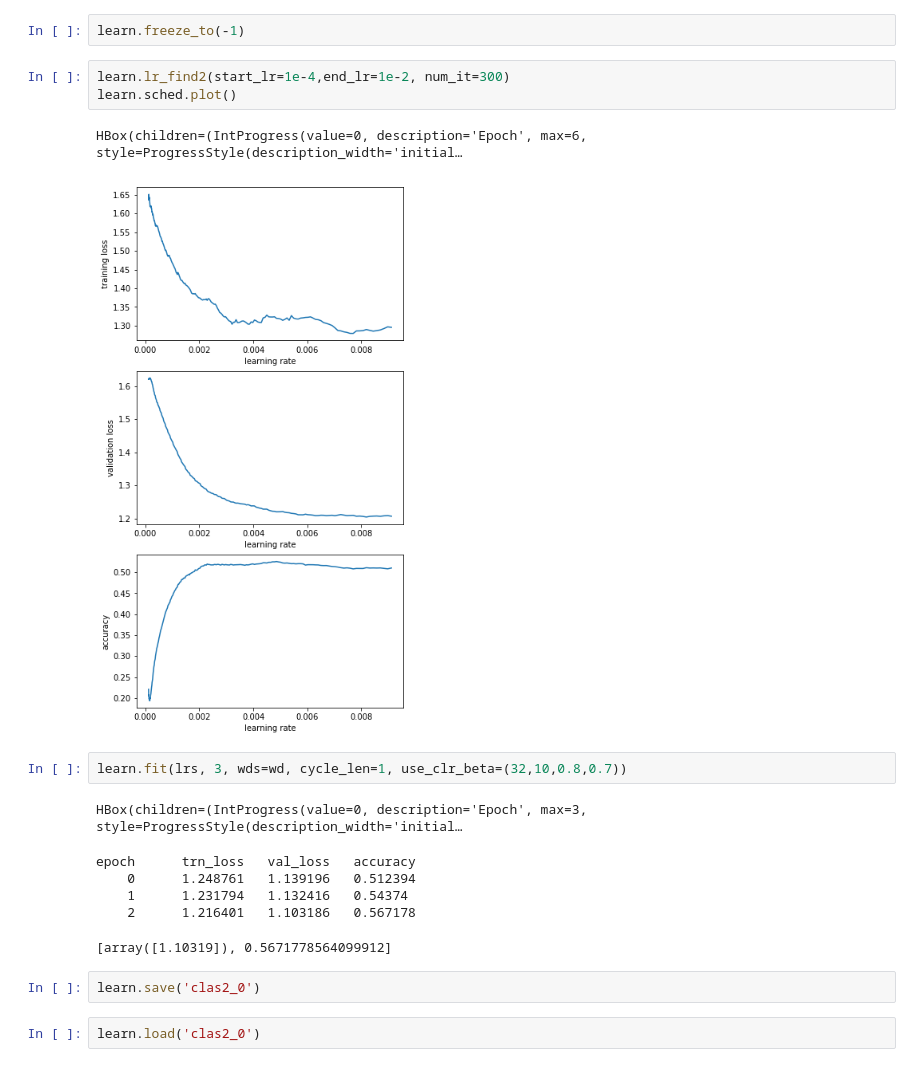
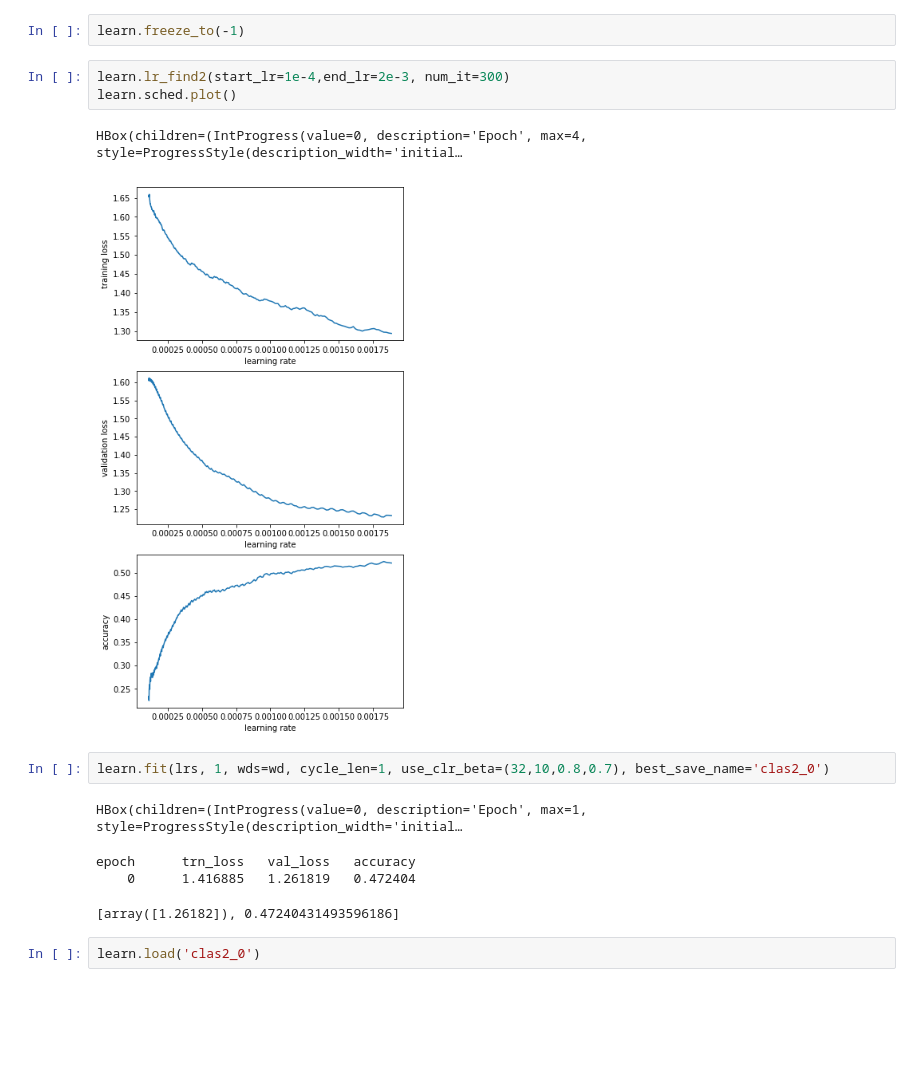
Before and after one commit to adai183/ULMFiT_es, a Jupyter notebook: election_tweets.ipynb, the cells around one changed output. Saved outputs shown, nothing was run; the diff lists cells and outputs as text; blank space fills up the shorter version.

```diff
--- a/election_tweets.ipynb
+++ b/election_tweets.ipynb
@@ -543,22 +586,18 @@ learn.load_encoder('lm1_enc')
 # %%
 learn.freeze_to(-1)
 # %%
-learn.lr_find2(start_lr=1e-4,end_lr=1e-2, num_it=300)
+learn.lr_find2(start_lr=1e-4,end_lr=2e-3, num_it=300)
 learn.sched.plot()
 # %% [output]
-HBox(children=(IntProgress(value=0, description='Epoch', max=6, style=ProgressStyle(description_width='initial…
+HBox(children=(IntProgress(value=0, description='Epoch', max=4, style=ProgressStyle(description_width='initial…
-[figure, old version]
+[figure, new version]
 # %%
-learn.fit(lrs, 3, wds=wd, cycle_len=1, use_clr_beta=(32,10,0.8,0.7))
+learn.fit(lrs, 1, wds=wd, cycle_len=1, use_clr_beta=(32,10,0.8,0.7), best_save_name='clas2_0')
 # %% [output]
-HBox(children=(IntProgress(value=0, description='Epoch', max=3, style=ProgressStyle(description_width='initial…
+HBox(children=(IntProgress(value=0, description='Epoch', max=1, style=ProgressStyle(description_width='initial…
 epoch      trn_loss   val_loss   accuracy
-    0      1.248761   1.139196   0.512394
-    1      1.231794   1.132416   0.54374
-    2      1.216401   1.103186   0.567178
+    0      1.416885   1.261819   0.472404
-[array([1.10319]), 0.5671778564099912]
+[array([1.26182]), 0.47240431493596186]
-# %%
-learn.save('clas2_0')
 # %%
 learn.load('clas2_0')
 # %%
```
Also changed, not shown: parts of 49 cells of this notebook, 1 other file.
